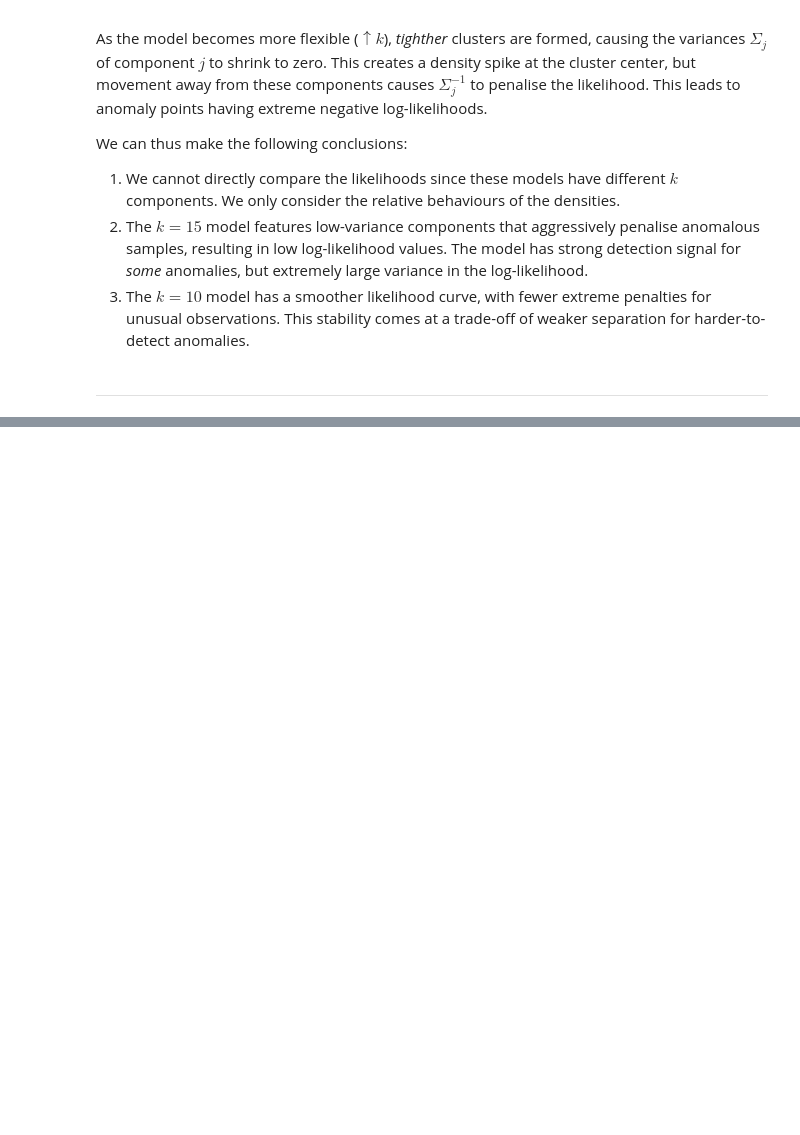
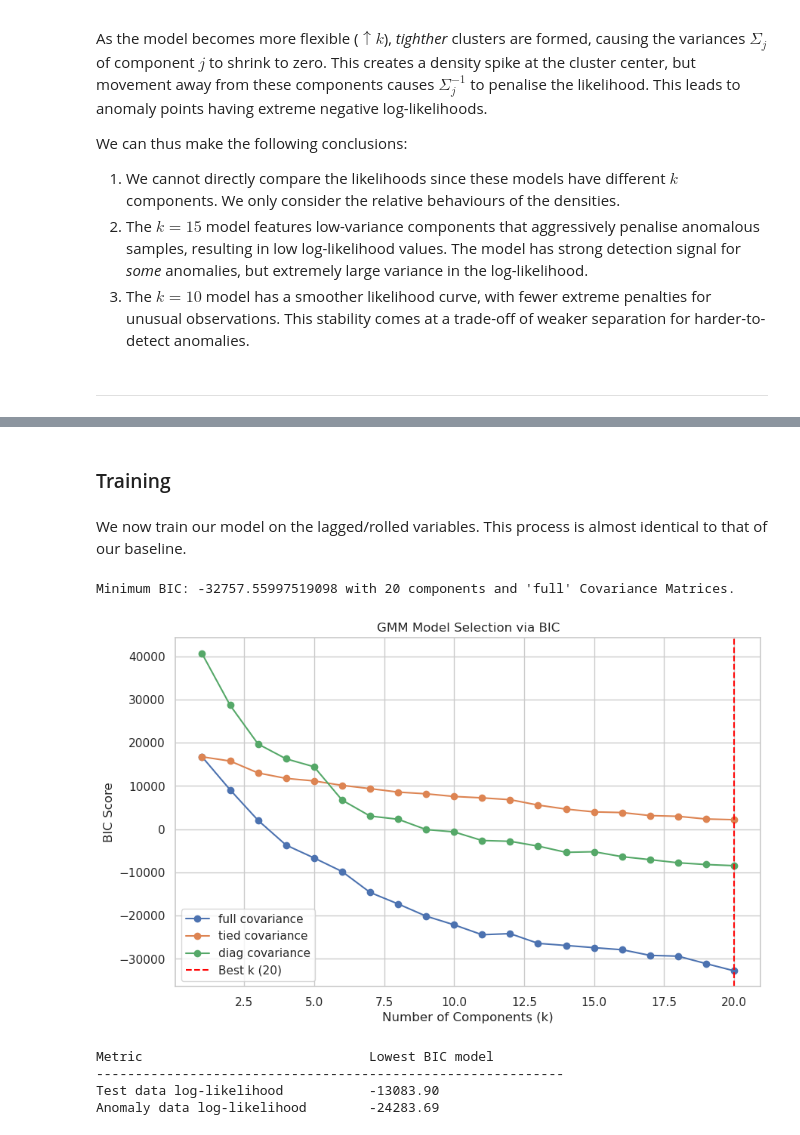
Before and after one commit to asembreek/fieldlens, a Jupyter notebook: notebooks/4. Gaussian Mixture Model.ipynb, the cells around one changed output, grey strips where cells are left out. Saved outputs shown, nothing was run; the diff lists cells and outputs as text; code cells hidden in the pictures; blank space fills up the shorter version.

Commit message:
Start rolled/lagged variable GMM

```diff
--- a/notebooks/4. Gaussian Mixture Model.ipynb
+++ b/notebooks/4. Gaussian Mixture Model.ipynb
@@ -430,0 +515,4 @@ eng_features = [
+# %% [markdown]
+### Training
+# %% [markdown]
+We now train our model on the lagged/rolled variables. This process is almost identical to that of our baseline.
@@ -430,0 +530,55 @@ eng_features = [
+# %%
+
+covariance_types = ['full', 'tied', 'diag']
+components = range(1, 21)
+bics = np.zeros(shape=(len(covariance_types), len(components)))
+
+min_bic = np.inf
+min_bic_k = 0
+best_cov = None
+best_model = None
+
+
+for i, cov in enumerate(covariance_types):
+    for j, k in enumerate(components):
+        gmm = GaussianMixture(n_components=k, covariance_type=cov, random_state=42, n_init=10)
+        gmm.fit(X_train)
+        bic = gmm.bic(X_train)
+        bics[i, j] = bic
+        if bic < min_bic:
+            min_bic = bic
+            min_bic_k = k
+            best_cov = cov
+            best_model = gmm
+
+print(f"Minimum BIC: {min_bic} with {min_bic_k} components and '{best_cov}' Covariance Matrices.")
+# %% [output]
+Minimum BIC: -32757.55997519098 with 20 components and 'full' Covariance Matrices.
+# %%
+plt.figure(figsize=(10, 6))
+for i, cov in enumerate(covariance_types):
+    plt.plot(components, bics[i], label=f'{cov} covariance', marker='o')
+
+plt.xlabel("Number of Components (k)")
+plt.ylabel("BIC Score")
+plt.title("GMM Model Selection via BIC")
+plt.axvline(x=min_bic_k, color='red', linestyle='--', label=f'Best k ({min_bic_k})')
+plt.legend()
+plt.grid(True)
+plt.show()
+# %% [output]
+[figure, added]
+# %%
+bic_test_score = best_model.score(X_test)
+bic_anom_score = best_model.score(X_anom_scaled)
+
+print(f"{'Metric':<35}{'Lowest BIC model'}")
+print("-" * 60)
+
+print(f"{'Test data log-likelihood':<35}{bic_test_score:.2f}")
+print(f"{'Anomaly data log-likelihood':<35}{bic_anom_score:.2f}")
+# %% [output]
+Metric                             Lowest BIC model
+------------------------------------------------------------
+Test data log-likelihood           -13083.90
+Anomaly data log-likelihood        -24283.69
```
Also changed, not shown: parts of 14 cells of this notebook, 1 other file.
